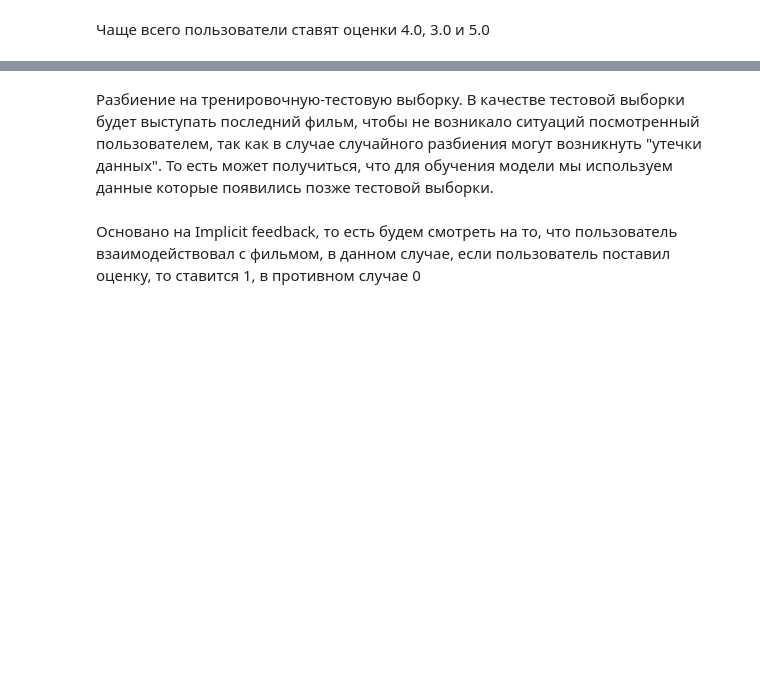
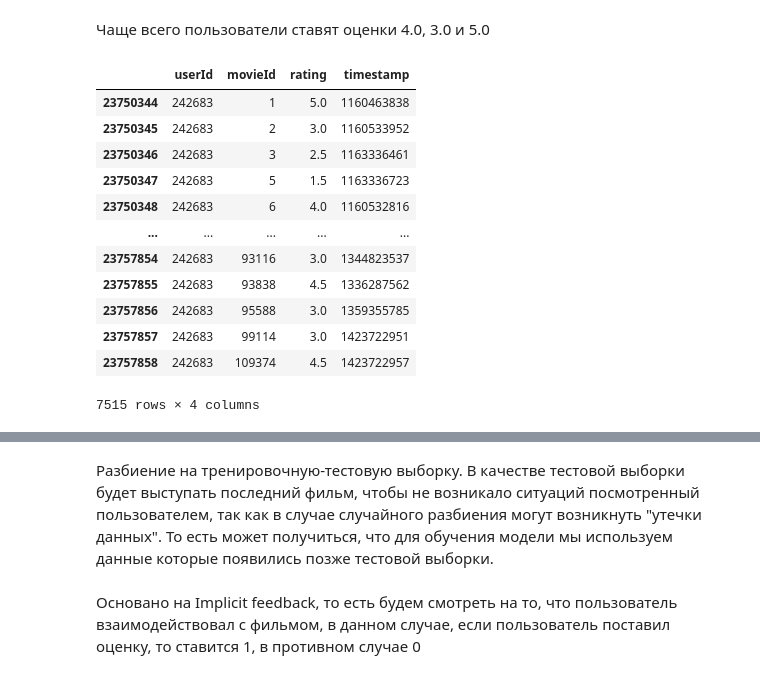
Before and after one commit to BagzzBunny/vk_recsys, a Jupyter notebook: recsys.ipynb, the cells around one changed output, grey strips where cells are left out. Drawn from its saved outputs; the diff is of its cells as text; code cells hidden in the pictures; blank space fills up the shorter version.

```diff
--- a/recsys.ipynb
+++ b/recsys.ipynb
@@ -70,0 +69,17 @@ ratings.drop
+# %%
+# Пользователь с самым большим количеством отзывов
+ratings[ratings['userId']==242683]
+# %% [output]
+|  | userId | movieId | rating | timestamp |
+| 23750344 | 242683 | 1 | 5.0 | 1160463838 |
+| 23750345 | 242683 | 2 | 3.0 | 1160533952 |
+| 23750346 | 242683 | 3 | 2.5 | 1163336461 |
+| 23750347 | 242683 | 5 | 1.5 | 1163336723 |
+| 23750348 | 242683 | 6 | 4.0 | 1160532816 |
+| ... | ... | ... | ... | ... |
+| 23757854 | 242683 | 93116 | 3.0 | 1344823537 |
+| 23757855 | 242683 | 93838 | 4.5 | 1336287562 |
+| 23757856 | 242683 | 95588 | 3.0 | 1359355785 |
+| 23757857 | 242683 | 99114 | 3.0 | 1423722951 |
+| 23757858 | 242683 | 109374 | 4.5 | 1423722957 |
+7515 rows × 4 columns
```
Also changed, not shown: parts of 13 cells of this notebook.
